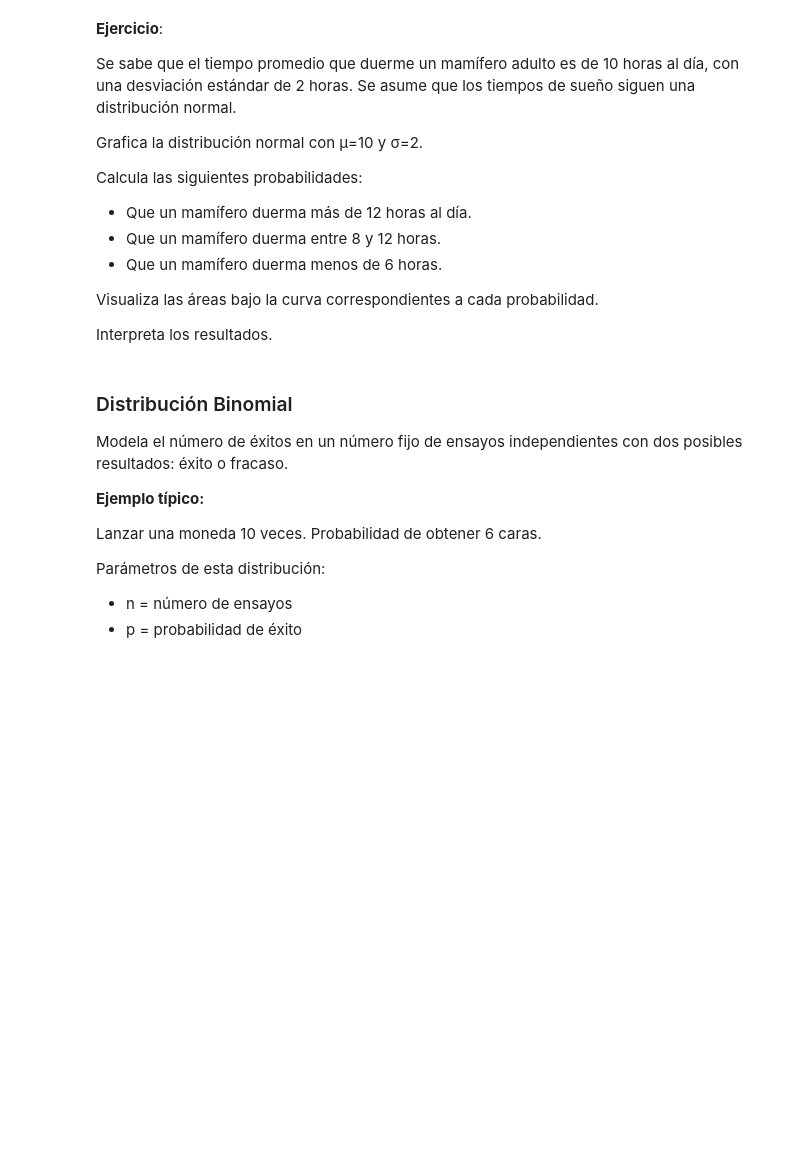
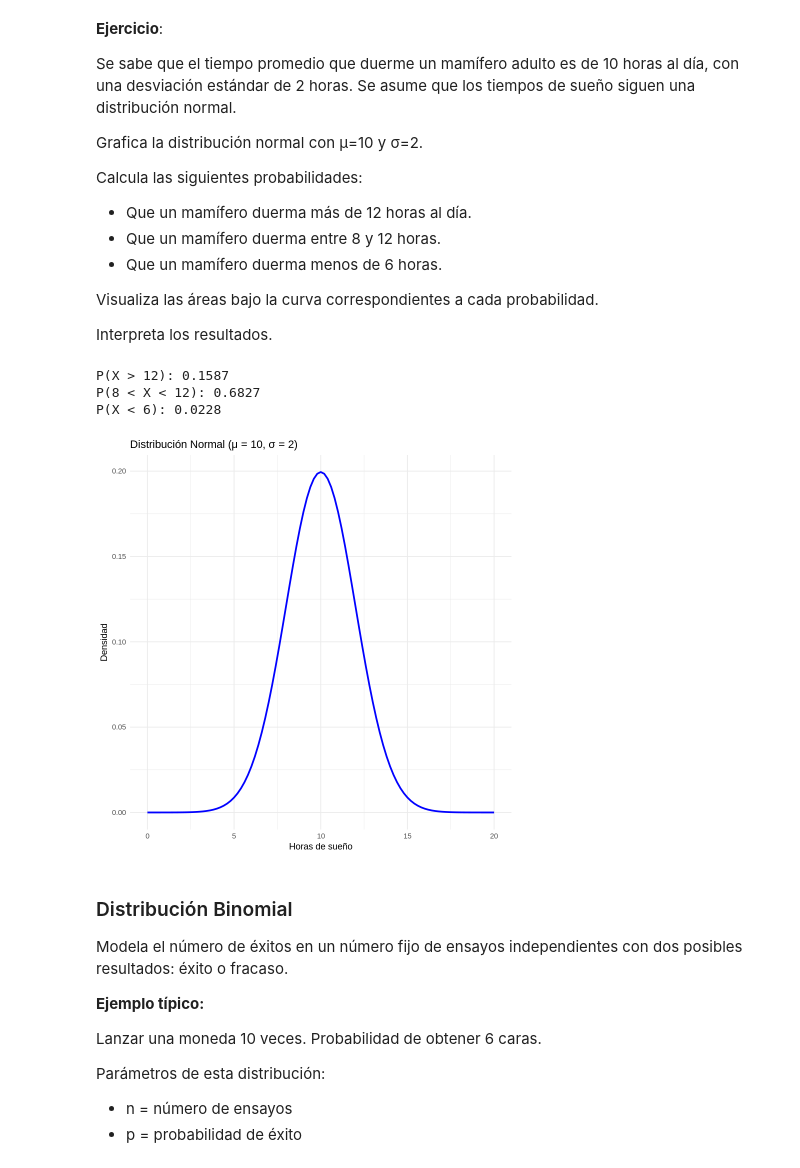
Before and after one commit to ednavivianasegura/ERAP_Curso_R, a Jupyter notebook: ERAP_R_Course_Modulo_IV.ipynb, the cells around one changed output. Cells and saved outputs as stored; diff of their text form; code cells hidden in the pictures; blank space fills up the shorter version.

```diff
--- a/ERAP_R_Course_Modulo_IV.ipynb
+++ b/ERAP_R_Course_Modulo_IV.ipynb
@@ -1156,33 +1156,33 @@ Interpreta los resultados.
 # %%
 # Parámetros de la distribución
 mu <- 10      # media
 sigma <- 2    # desviación estándar
-
 # Secuencia de valores x para graficar la curva
 x_vals <- seq(0, 20, by = 0.1)
-
 # Crear curva de densidad
-
-
-
-
+ggplot(data.frame(x = x_vals), aes(x)) +
+  #agregar la curva de densidad teórica
+  stat_function(fun = dnorm, args = list(mean = mu, sd = sigma),
+                color = "blue", size = 1) +
+  labs(title = "Distribución Normal (μ = 10, σ = 2)",
+       x = "Horas de sueño", y = "Densidad") +
+  theme_minimal()
 # Cálculo de las probabilidades:
 # a) P(X > 12)
-
-
-
-
+p_mayor_12 <- pnorm(12,mean=mu, sd = sigma,lower.tail = FALSE)
 # b) P(8 < X < 12)
-
-
-
-
+p_entre_8_12 <- pnorm(12,mean=mu,sd=sigma)-pnorm(8,mean=mu,sd=sigma)
 # c) P(X < 6)
-
-
-
-
+p_menor_6<- pnorm(6,mean=mu, sd = sigma,lower.tail = TRUE)
 # Resultados
+cat("P(X > 12):", round(p_mayor_12, 4), "\n")
+cat("P(8 < X < 12):", round(p_entre_8_12, 4), "\n")
+cat("P(X < 6):", round(p_menor_6, 4), "\n")
+# %% [output]
+P(X > 12): 0.1587
+P(8 < X < 12): 0.6827
+P(X < 6): 0.0228
+[figure, added]
 # %% [markdown]
 ### Distribución Binomial
 
```
